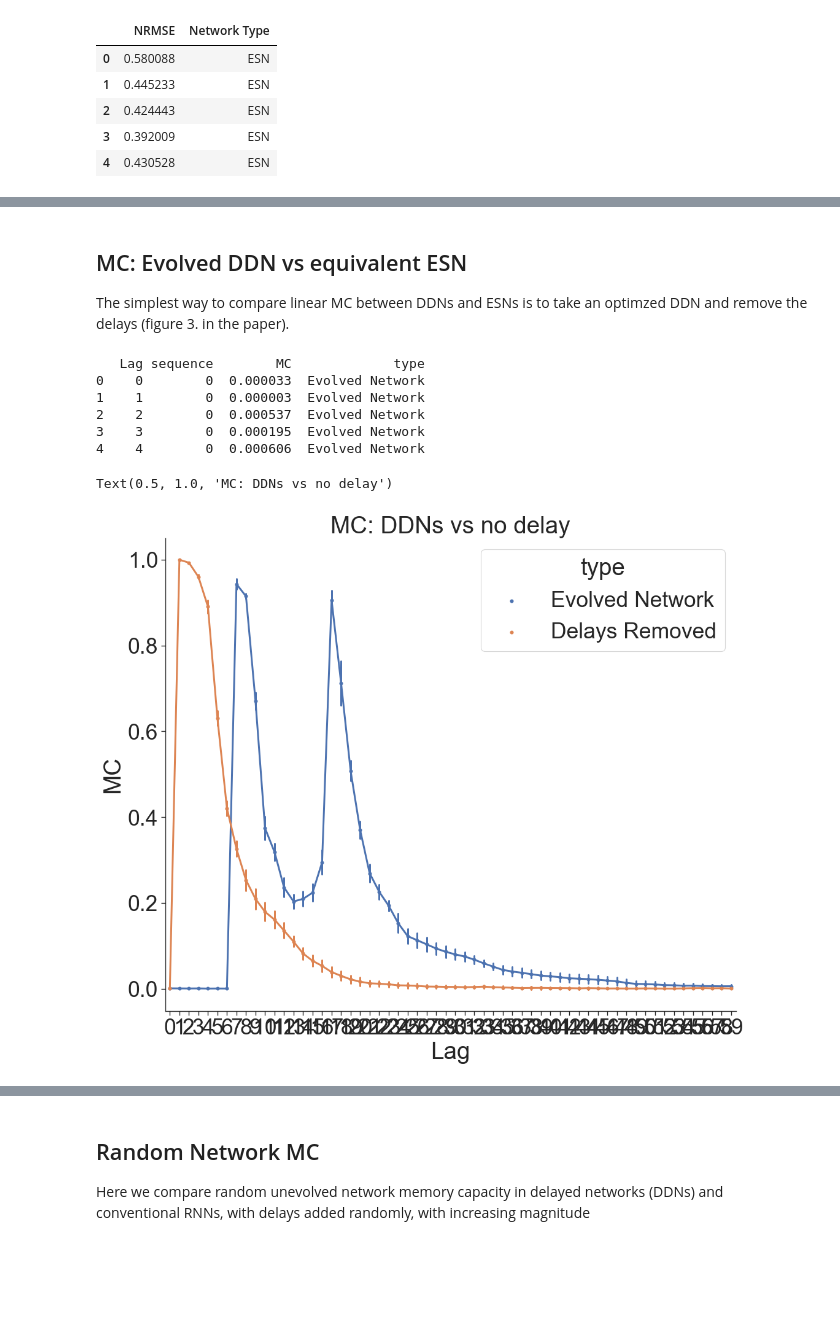
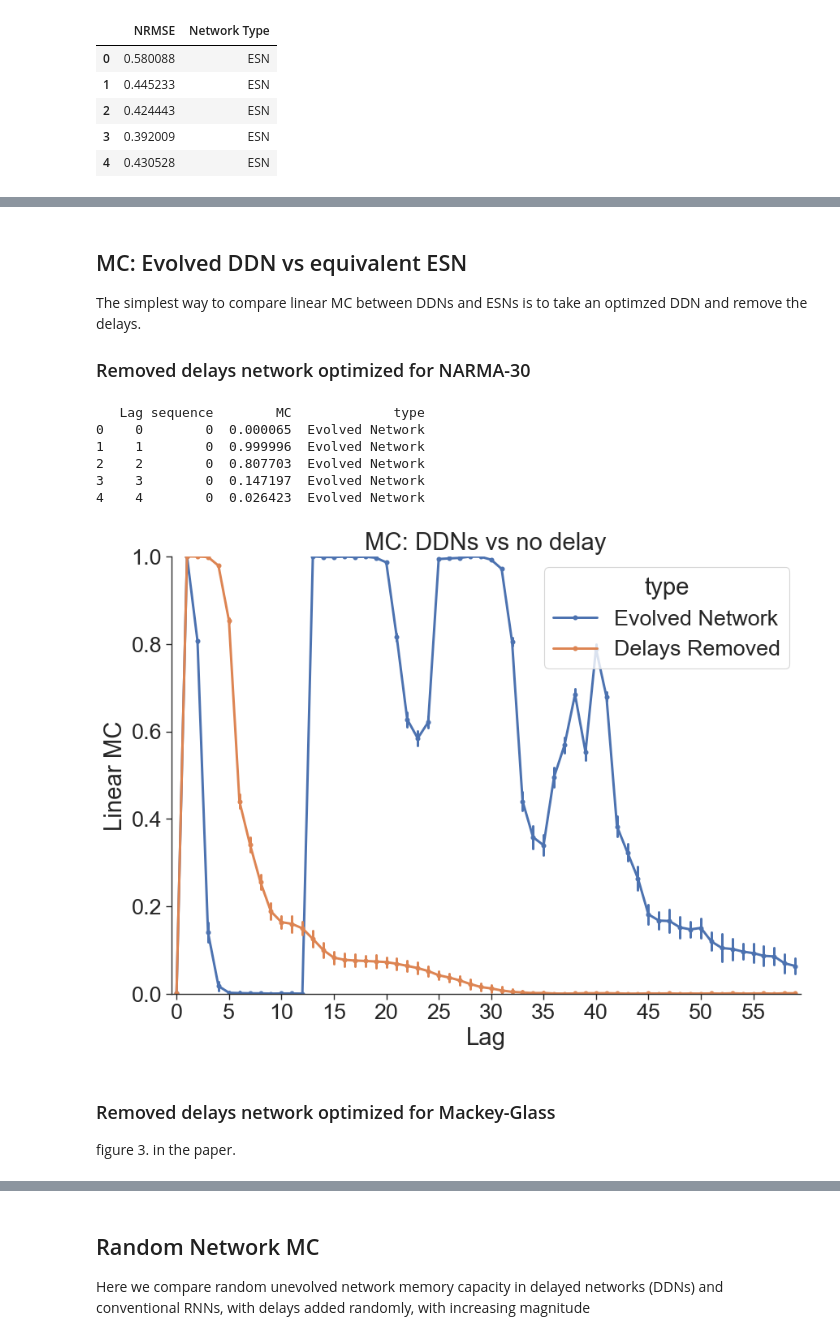
Before and after one commit to StefanIacob/DDN-public, a Jupyter notebook: analysis-notebooks/MC-Analysis.ipynb, the cells around one changed output, grey strips where cells are left out. Cells and saved outputs as stored; diff of their text form; code cells hidden in the pictures; blank space fills up the shorter version.

Commit message:
fix removed delays script, generate plot with removed delays for NARMA-30

```diff
--- a/analysis-notebooks/MC-Analysis.ipynb
+++ b/analysis-notebooks/MC-Analysis.ipynb
@@ -12,13 +12,13 @@ import pandas as pd
 # Import data from hyperparameter optimization runs
 MG_imports = {
     'ESN':{
-        'path':"../results/ADDN_further_experiments/Results N300 K5/2023-08-24_delay_False_bcm_False_growing_False.p"
+        'path':"../results/ADDN-2024-papers/Results N300 K5/2023-08-24_delay_False_bcm_False_growing_False.p"
     },
     'DDN':{
-        'path': "../results/ADDN_further_experiments/Results N300 K5/2023-08-24_delay_True_bcm_False_growing_False.p"
+        'path': "../results/ADDN-2024-papers/Results N300 K5/2023-08-24_delay_True_bcm_False_growing_False.p"
     },
     'ADDN':{
-        'path': "../results/ADDN_further_experiments/Results N300 K5/2023-08-24_delay_True_bcm_True_growing_False.p"
+        'path': "../results/ADDN-2024-papers/Results N300 K5/2023-08-24_delay_True_bcm_True_growing_False.p"
     }
 }
 
@@ -208,12 +236,14 @@ Text(0.5, 1.0, 'Test performance of optimized DDNs and ESNs')
 # %% [markdown]
 ## MC: Evolved DDN vs equivalent ESN
-The simplest way to compare linear MC between DDNs and ESNs is to take an optimzed DDN and remove the delays (figure 3. in the paper).
+The simplest way to compare linear MC between DDNs and ESNs is to take an optimzed DDN and remove the delays.
+
+### Removed delays network optimized for NARMA-30
 # %%
-filename = "../results/mc_random_delays/evolved_DDN.p"
+filename = "../results/mc_random_delays/evolved_net_2025-03-01.p"
 with open(filename, 'rb') as file:
     m_caps_evolved_net = pkl.load(file)
 m_caps_evolved_net = m_caps_evolved_net[:, :60]**2
-filename = "../results/mc_random_delays/evolved_DDN_removed_delays.p"
+filename = "../results/mc_random_delays/removed_delays_2025-03-01.p"
 with open(filename, 'rb') as file:
     m_caps_removed_delays = pkl.load(file)
 m_caps_removed_delays = m_caps_removed_delays[:, :60]**2
@@ -231,16 +261,25 @@ df_long = pd.concat([df_long, df_long_2], ignore_index=True)
 print(df_long.head())
 # %% [output]
    Lag sequence        MC             type
-0    0        0  0.000033  Evolved Network
-1    1        0  0.000003  Evolved Network
-2    2        0  0.000537  Evolved Network
-3    3        0  0.000195  Evolved Network
-4    4        0  0.000606  Evolved Network
+0    0        0  0.000065  Evolved Network
+1    1        0  0.999996  Evolved Network
+2    2        0  0.807703  Evolved Network
+3    3        0  0.147197  Evolved Network
+4    4        0  0.026423  Evolved Network
 # %%
-plt.figure(figsize=(12,10))
-sns.pointplot(df_long, x="Lag", y="MC", hue='type', errorbar='sd', markers='.')
+custom_params = {"axes.spines.right": False, "axes.spines.top": False}
+sns.set_theme(style="ticks", font_scale=2.2, palette='deep', context='paper', rc=custom_params)
 
+fig, ax= plt.subplots(figsize=(10,7))
+sns.pointplot(df_long, x="Lag", y="MC", hue='type', errorbar='sd', markers='.', ax=ax)
+ax.set_xticks(ax.get_xticks()[::5])
+plt.ylim(0, 1)
+# plt.xlim(1, 60)
+plt.ylabel('Linear MC')
 plt.title('MC: DDNs vs no delay')
+plt.savefig("../figs_output/mc-delays-removed.pdf")
 # %% [output]
-Text(0.5, 1.0, 'MC: DDNs vs no delay')
-[figure, old version]
+[figure, new version]
+# %% [markdown]
+### Removed delays network optimized for Mackey-Glass
+figure 3. in the paper.
```
Also changed, not shown: parts of 4 cells of this notebook, 3 other files.
